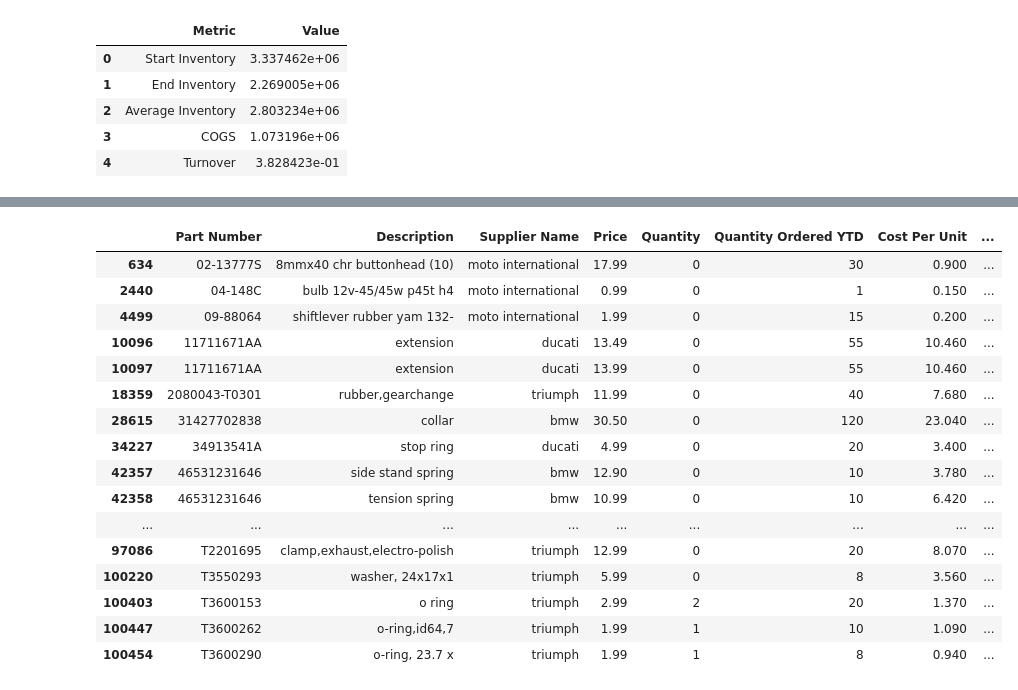
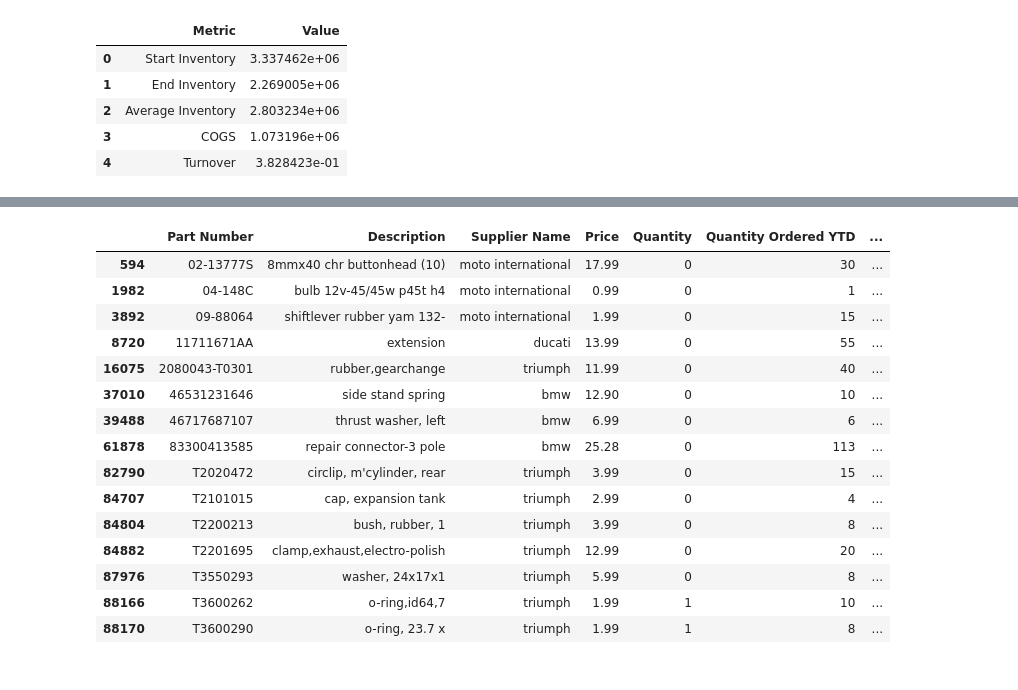
Before and after one commit to skyler22wilson/final_project, a Jupyter notebook: notebooks/data_cleaning.ipynb, the cells around one changed output, grey strips where cells are left out. Cells and saved outputs as stored; diff of their text form; code cells hidden in the pictures.

```diff
--- a/notebooks/data_cleaning.ipynb
+++ b/notebooks/data_cleaning.ipynb
@@ -435,5 +405,3 @@ columns = ['Quantity', 'Sales Last Month',
        'Sales - 3rd Qtr', 'Sales - 4th Qtr', 'Sales - This Year',
        'Sales - Last Year', 'Quantity Ordered YTD', 'Obsolete']
 complete_parts_data = convert_type(complete_parts_data, columns, float_columns)
-# %%
-parts_data_funct = pd.read_csv('/Users/skylerwilson/Desktop/Lighthouse_Labs/Projects/final_project/data/Project_Data/parts_data_functions.csv')
@@ -440,28 +512,28 @@ parts_data_funct = pd.read_csv('/Users/skylerwilson/Desktop/Lighthouse_Labs/Proj
 # %%
 turnover_mask = parts_data_funct['Turnover'] < 0
 cols_to_use = ['Part Number', 'Description', 'Supplier Name','Price', 'Quantity',
-               'Quantity Ordered YTD', 'Cost Per Unit', 'Total Cost', 'COGS',
-               'Starting Inventory', 'Ending Inventory', 'Average Inventory', 'Sales - This Year',
-               'Turnover', 'Demand', 'Ordering Cost', 'Carrying Cost', 'EOQ']
+               'Quantity Ordered YTD','Quantity Received YTD','Cost Per Unit', 'COGS',
+               'Starting Inventory', 'Ending Inventory', 'Average Inventory', 'Sales Last 3 Months', 'Sales Last 6 Months', 'Sales Last 9 Months',
+               'Sales - This Year', 'Months No Sale',
+               'Turnover', 'Demand', 'EOQ']
 
 negative_turn = parts_data_funct[turnover_mask][cols_to_use]
+negative_turn.to_csv('/Users/skylerwilson/Desktop/Lighthouse_Labs/Projects/final_project/data/Dealership_Data/negative_turn.csv')
 negative_turn
-#negative_turn.to_csv('/Users/skylerwilson/Desktop/Lighthouse_Labs/Projects/final_project/data/Dealership_Data/negative_turn.csv')
 # %% [output]
-|  | Part Number | Description | Supplier Name | Price | Quantity | Quantity Ordered YTD | Cost Per Unit | ... |
-| 634 | 02-13777S | 8mmx40 chr buttonhead (10) | moto international | 17.99 | 0 | 30 | 0.900 | ... |
-| 2440 | 04-148C | bulb 12v-45/45w p45t h4 | moto international | 0.99 | 0 | 1 | 0.150 | ... |
-| 4499 | 09-88064 | shiftlever rubber yam 132- | moto international | 1.99 | 0 | 15 | 0.200 | ... |
-| 10096 | 11711671AA | extension | ducati | 13.49 | 0 | 55 | 10.460 | ... |
-| 10097 | 11711671AA | extension | ducati | 13.99 | 0 | 55 | 10.460 | ... |
-| 18359 | 2080043-T0301 | rubber,gearchange | triumph | 11.99 | 0 | 40 | 7.680 | ... |
-| 28615 | 31427702838 | collar | bmw | 30.50 | 0 | 120 | 23.040 | ... |
-| 34227 | 34913541A | stop ring | ducati | 4.99 | 0 | 20 | 3.400 | ... |
-| 42357 | 46531231646 | side stand spring | bmw | 12.90 | 0 | 10 | 3.780 | ... |
-| 42358 | 46531231646 | tension spring | bmw | 10.99 | 0 | 10 | 6.420 | ... |
-| ... | ... | ... | ... | ... | ... | ... | ... | ... |
-| 97086 | T2201695 | clamp,exhaust,electro-polish | triumph | 12.99 | 0 | 20 | 8.070 | ... |
-| 100220 | T3550293 | washer, 24x17x1 | triumph | 5.99 | 0 | 8 | 3.560 | ... |
-| 100403 | T3600153 | o ring | triumph | 2.99 | 2 | 20 | 1.370 | ... |
-| 100447 | T3600262 | o-ring,id64,7 | triumph | 1.99 | 1 | 10 | 1.090 | ... |
-| 100454 | T3600290 | o-ring, 23.7 x | triumph | 1.99 | 1 | 8 | 0.940 | ... |
+|  | Part Number | Description | Supplier Name | Price | Quantity | Quantity Ordered YTD | ... |
+| 594 | 02-13777S | 8mmx40 chr buttonhead (10) | moto international | 17.99 | 0 | 30 | ... |
+| 1982 | 04-148C | bulb 12v-45/45w p45t h4 | moto international | 0.99 | 0 | 1 | ... |
+| 3892 | 09-88064 | shiftlever rubber yam 132- | moto international | 1.99 | 0 | 15 | ... |
+| 8720 | 11711671AA | extension | ducati | 13.99 | 0 | 55 | ... |
+| 16075 | 2080043-T0301 | rubber,gearchange | triumph | 11.99 | 0 | 40 | ... |
+| 37010 | 46531231646 | side stand spring | bmw | 12.90 | 0 | 10 | ... |
+| 39488 | 46717687107 | thrust washer, left | bmw | 6.99 | 0 | 6 | ... |
+| 61878 | 83300413585 | repair connector-3 pole | bmw | 25.28 | 0 | 113 | ... |
+| 82790 | T2020472 | circlip, m'cylinder, rear | triumph | 3.99 | 0 | 15 | ... |
+| 84707 | T2101015 | cap, expansion tank | triumph | 2.99 | 0 | 4 | ... |
+| 84804 | T2200213 | bush, rubber, 1 | triumph | 3.99 | 0 | 8 | ... |
+| 84882 | T2201695 | clamp,exhaust,electro-polish | triumph | 12.99 | 0 | 20 | ... |
+| 87976 | T3550293 | washer, 24x17x1 | triumph | 5.99 | 0 | 8 | ... |
+| 88166 | T3600262 | o-ring,id64,7 | triumph | 1.99 | 1 | 10 | ... |
+| 88170 | T3600290 | o-ring, 23.7 x | triumph | 1.99 | 1 | 8 | ... |
```
Also changed, not shown: parts of 13 cells of this notebook, 15 other files.
